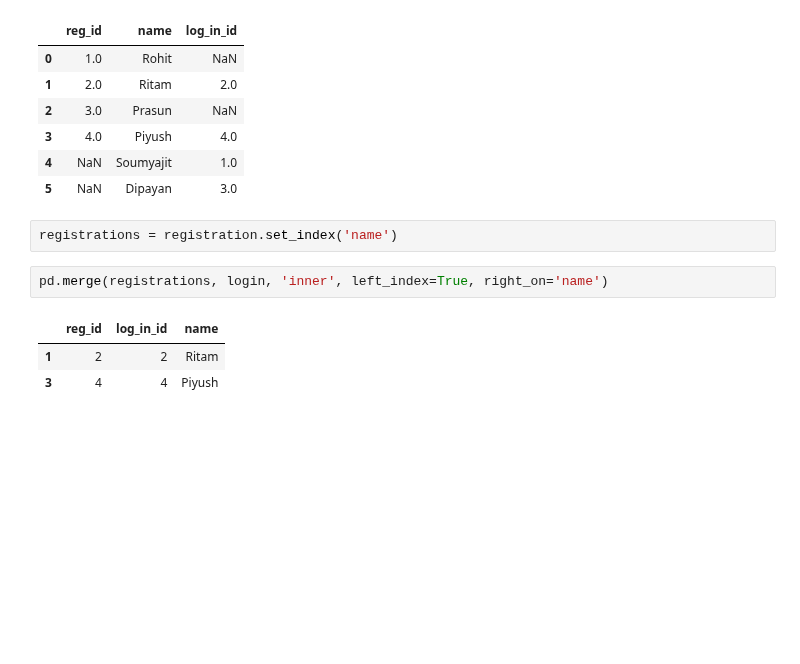
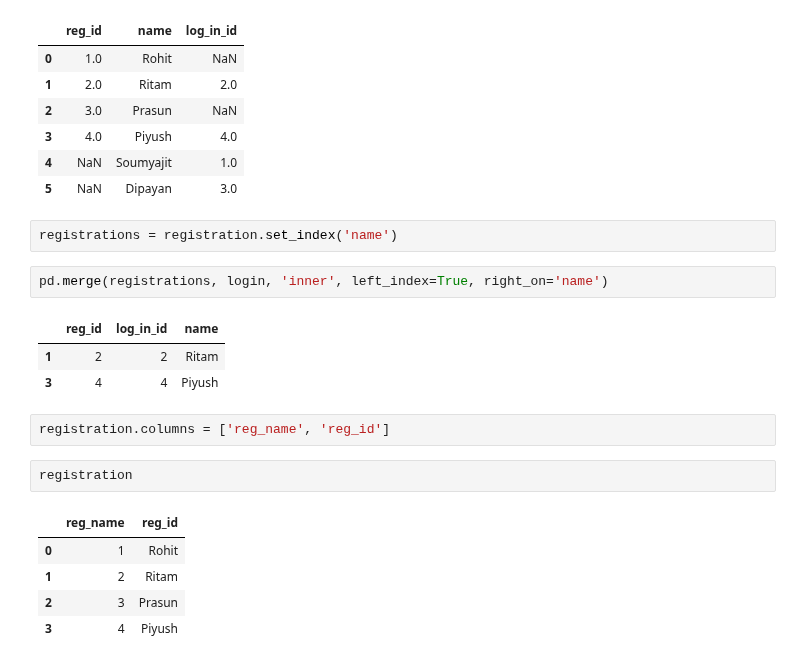
Before and after one commit to rohitcodism/ML-DS, a Jupyter notebook: practices/pandas/combiningDataFrames.ipynb, the cells around one changed output. Saved outputs shown, nothing was run; the diff lists cells and outputs as text; blank space fills up the shorter version.

```diff
--- a/practices/pandas/combiningDataFrames.ipynb
+++ b/practices/pandas/combiningDataFrames.ipynb
@@ -130,3 +130,13 @@ pd.merge(registrations, login, 'inner', left_index=True, right_on='name')
 |  | reg_id | log_in_id | name |
 | 1 | 2 | 2 | Ritam |
 | 3 | 4 | 4 | Piyush |
+# %%
+registration.columns = ['reg_name', 'reg_id']
+# %%
+registration
+# %% [output]
+|  | reg_name | reg_id |
+| 0 | 1 | Rohit |
+| 1 | 2 | Ritam |
+| 2 | 3 | Prasun |
+| 3 | 4 | Piyush |
```
Also changed, not shown: parts of 8 cells of this notebook.
